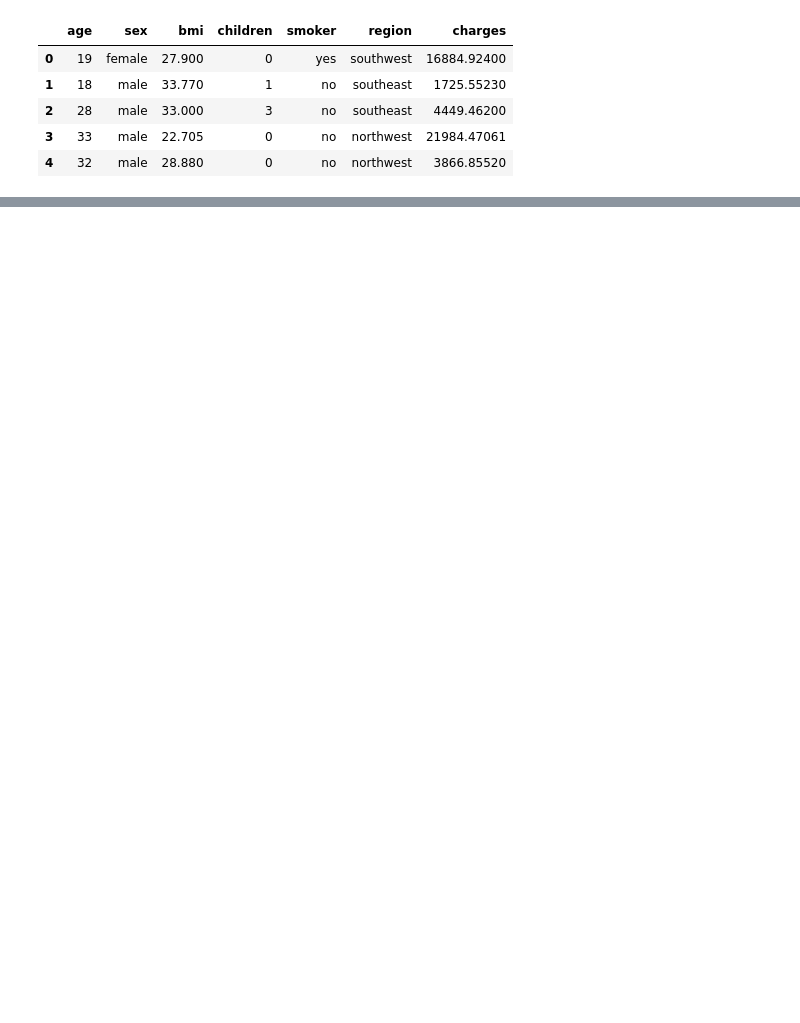
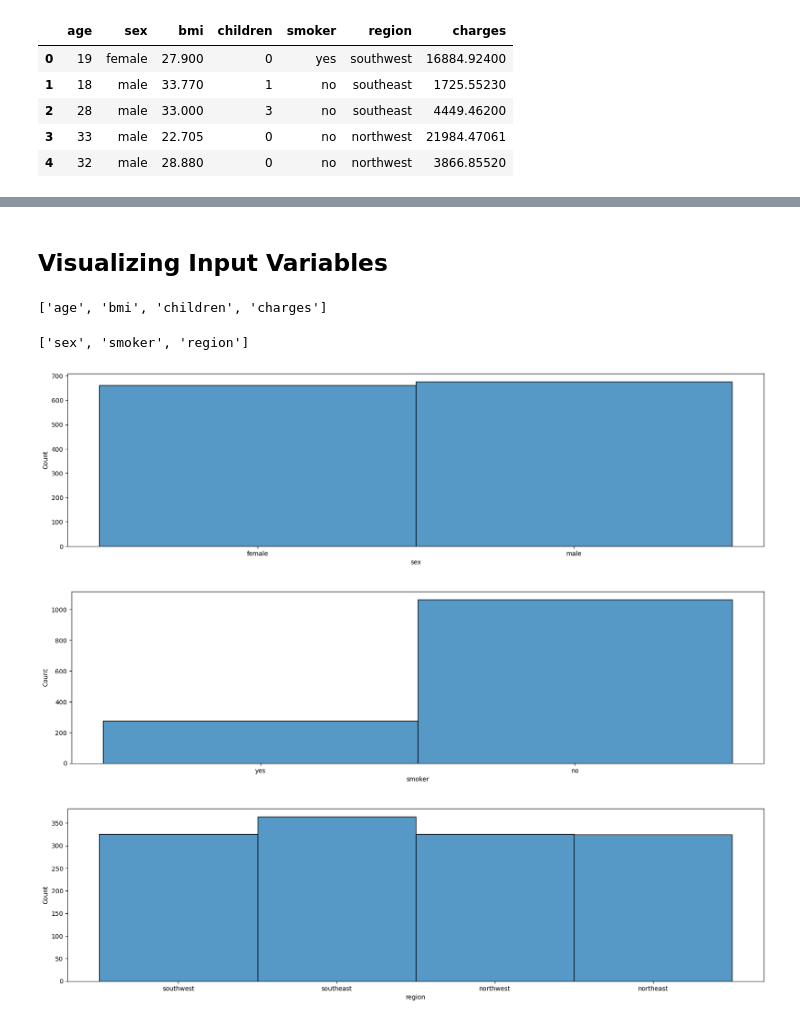
Before and after one commit to Marcos-Verdi/DA_Reg_InsuranceExpenses, a Jupyter notebook: insurance_expenses_analysis.ipynb, the cells around one changed output, grey strips where cells are left out. Saved outputs shown, nothing was run; the diff lists cells and outputs as text; code cells hidden in the pictures; blank space fills up the shorter version.

```diff
--- a/insurance_expenses_analysis.ipynb
+++ b/insurance_expenses_analysis.ipynb
@@ -15,0 +67,27 @@ df.head(5)
+# %% [markdown]
+## Visualizing Input Variables
+# %%
+num_cols = []
+cat_cols = []
+
+for col in df.columns:
+    if df[col].dtype == 'object':
+        cat_cols.append(col)
+    else:
+        num_cols.append(col)
+# %%
+num_cols
+# %% [output]
+['age', 'bmi', 'children', 'charges']
+# %%
+cat_cols
+# %% [output]
+['sex', 'smoker', 'region']
+# %%
+for col in cat_cols:
+    plt.figure(figsize=(20,5))
+    sns.histplot(data=df,x=col, kde=False)
+# %% [output]
+[figure, added]
+[figure, added]
+[figure, added]
```
Also changed, not shown: parts of 21 cells of this notebook.
